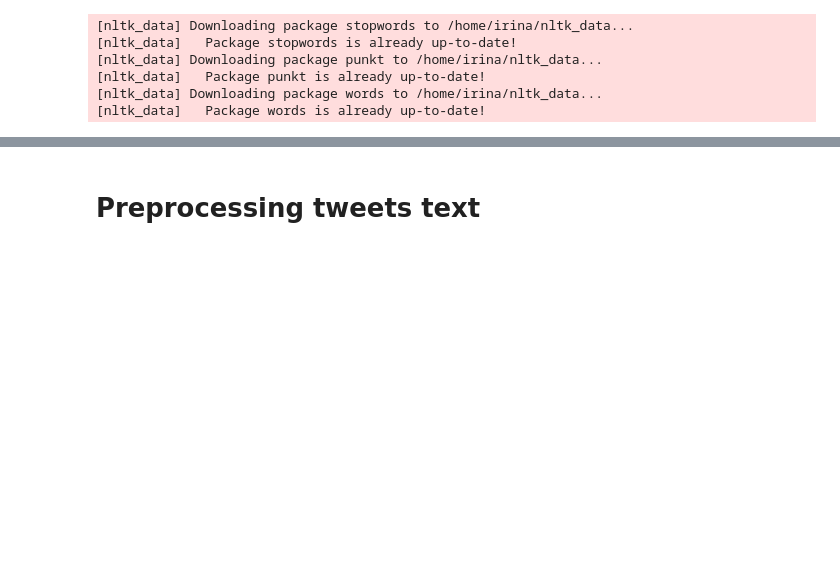
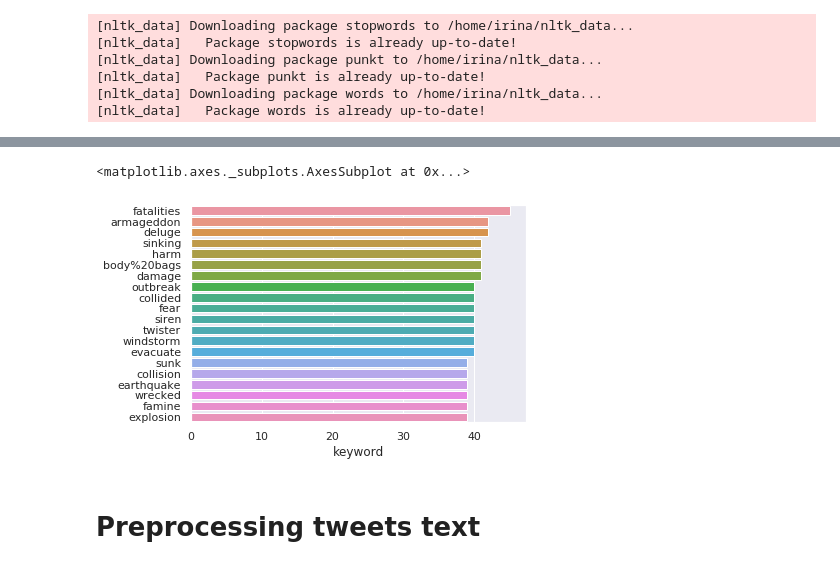
Before and after one commit to IrinaShcherbakova/ML-Project, a Jupyter notebook: Preprocessing.ipynb, the cells around one changed output, grey strips where cells are left out. Cells and saved outputs as stored; diff of their text form; code cells hidden in the pictures; blank space fills up the shorter version.

```diff
--- a/Preprocessing.ipynb
+++ b/Preprocessing.ipynb
@@ -53,3 +86,12 @@ sns.countplot(y=train_df.target);
+# %%
+
+#Exploring the 'keyword' column
+
+sns.barplot(y=train_df['keyword'].value_counts()[:20].index,x=train_df['keyword'].value_counts()[:20],
+            orient='h')
+# %% [output]
+<matplotlib.axes._subplots.AxesSubplot at 0x...>
+[figure, added]
 # %% [markdown]
 # Preprocessing tweets text
 # %%
```
Also changed, not shown: parts of 7 cells of this notebook, 1 other file.
